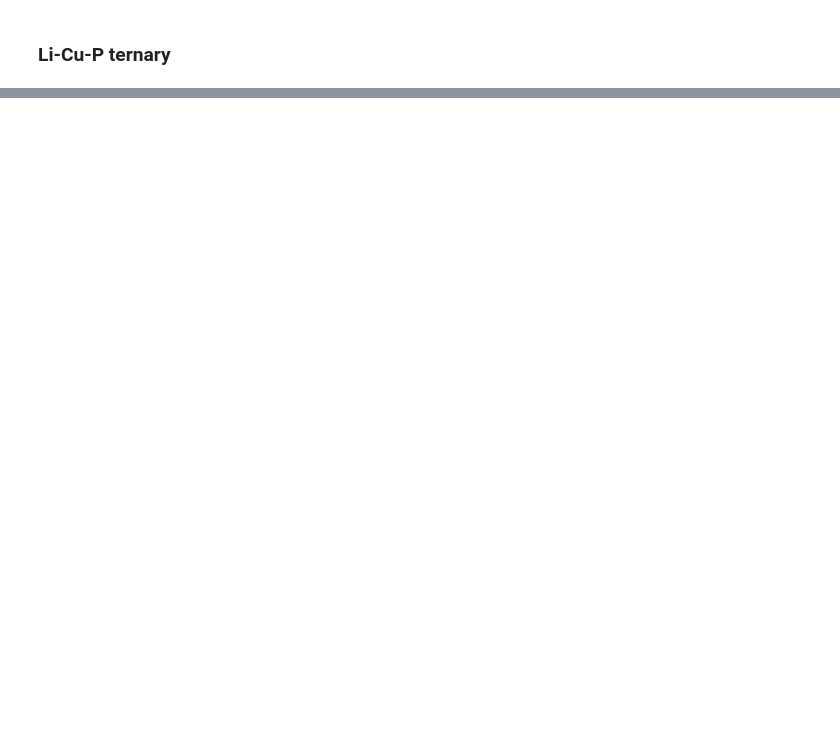
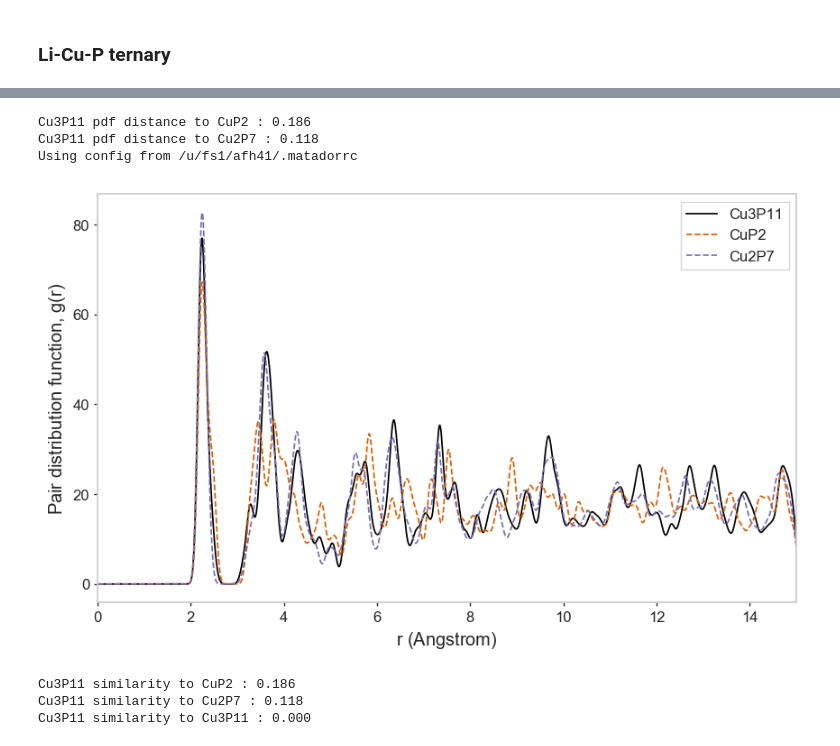
Before and after one commit to harpaf13/data.copper-phosphides, a Jupyter notebook: CuP_results.ipynb, the cells around one changed output, grey strips where cells are left out. Saved outputs shown, nothing was run; the diff lists cells and outputs as text; code cells hidden in the pictures; blank space fills up the shorter version.

```diff
--- a/CuP_results.ipynb
+++ b/CuP_results.ipynb
@@ -282,0 +383,6 @@ hull = QueryConvexHull(
+# %%
+from matador.fingerprints import FingerprintFactory
+from matador.fingerprints.similarity import get_uniq_cursor
+cursor,failures = res2dict('/u/fs1/afh41/query-Cu3P11-afh41-LiCuP-polish/*.res')
+cursor = filter_unique_structures(cursor)
+distinct, dupe, fingerprint, sim_mat = get_uniq_cursor(cursor)
@@ -282,0 +407,30 @@ hull = QueryConvexHull(
+# %%
+# Assess the pdf similarity of Cu3P11 and Cu2P/Cu2P7
+from matador.utils.chem_utils import get_formula_from_stoich
+from matador.plotting.pdf_plotting import plot_pdf
+pdfs = []
+Cu3P11 = 0
+for doc in cursor:
+
+    if get_formula_from_stoich(doc['stoichiometry']) != 'Cu3P11':
+        doc['pdf'].label = get_formula_from_stoich(doc['stoichiometry'])
+        pdfs.append(doc)
+    else:
+        Cu3P11 = doc['pdf']
+        Cu3P11.label = 'Cu3P11'
+for doc in pdfs:
+    print('Cu3P11 pdf distance to %s : %.3f'%(get_formula_from_stoich(doc['stoichiometry']),Cu3P11.get_sim_distance(doc['pdf'])))
+
+plot_pdf(Cu3P11,other_pdfs=pdfs)
+# %% [output]
+Cu3P11 pdf distance to CuP2 : 0.186
+Cu3P11 pdf distance to Cu2P7 : 0.118
+Using config from /u/fs1/afh41/.matadorrc
+[figure, added]
+# %%
+for doc in pdfs:
+    print('Cu3P11 pdf distance to %s : %.3f'%(get_formula_from_stoich(doc['stoichiometry']),Cu3P11.get_sim_distance(doc['pdf'])))
+# %% [output]
+Cu3P11 similarity to CuP2 : 0.186
+Cu3P11 similarity to Cu2P7 : 0.118
+Cu3P11 similarity to Cu3P11 : 0.000
```
Also changed, not shown: parts of 17 cells of this notebook, 1 other file.
